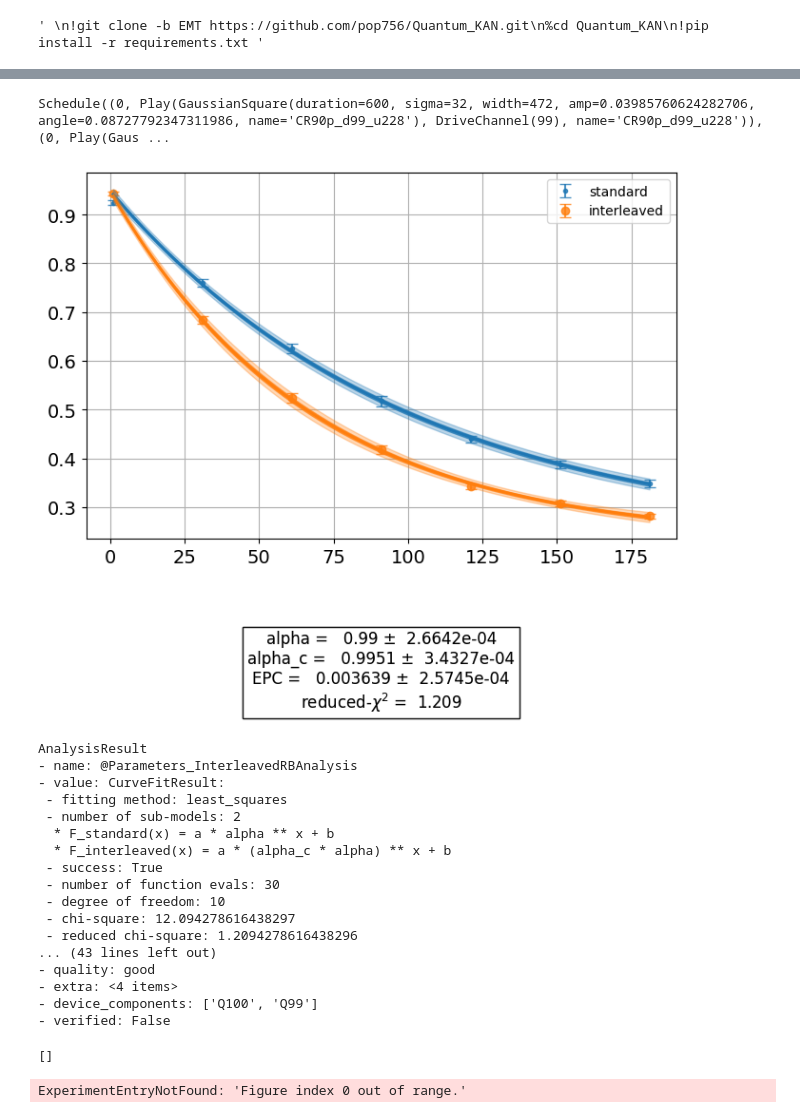
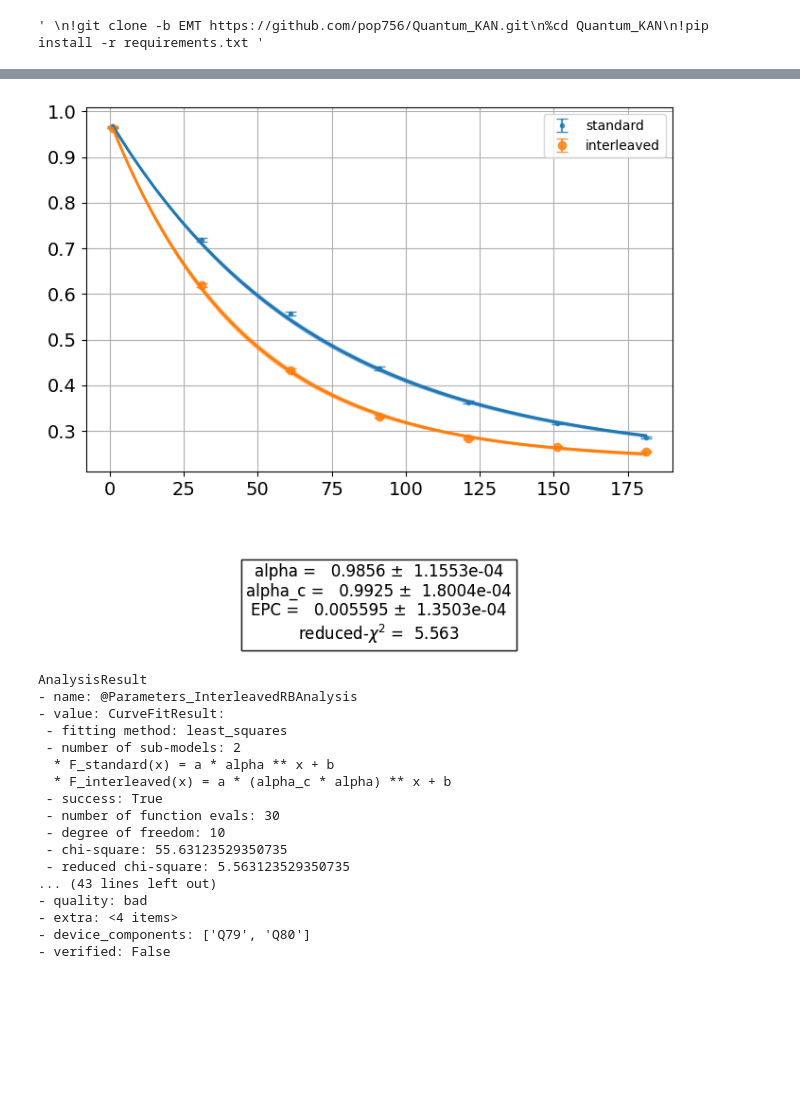
Before and after one commit to pop756/Quantum_KAN, a Jupyter notebook: RB_compare.ipynb, the cells around one changed output, grey strips where cells are left out. Drawn from its saved outputs; the diff is of its cells as text; code cells hidden in the pictures; blank space fills up the shorter version.

```diff
--- a/RB_compare.ipynb
+++ b/RB_compare.ipynb
@@ -18,13 +18,14 @@ service = QiskitRuntimeService(
     instance="ibm-q-skku/skku/skku-students",
     token="06f802eeac992c43c4106753d7c5fc31414a13eb7d91c99d67fb49cc50569e5b4b011f20c71b9607a07cb43ecc7044557c699022db91d1685ba4c886d5886854",
 )
-backend = service.backend('ibm_osaka')
+backend = service.backend('ibm_brussels')
 # %%
 from functions.Train_ZNE import update_pulse
 import json
 
-with open('./brussels_ecr_data_2.json','r') as file:
+with open('./minus_brussels_ecr_data.json','r') as file:
     config_list = json.load(file)
 for config in config_list:
     config['amp'] = config['x_amp_3']
+
 update = update_pulse(backend,config_list)
@@ -43,2 +32,11 @@ config_list
+# %%
+from functions.Train_ZNE import update_pulse
+import json
+
+with open('./brussels_ecr_data.json','r') as file:
+    config_list_plus = json.load(file)
+for config in config_list_plus:
+    config['amp'] = config['x_amp_3']
+update_plus = update_pulse(backend,config_list)
 # %%
 backend_update = update.update_ecr_real()
@@ -53,18 +145,22 @@ import numpy as np
 from qiskit_experiments.library import StandardRB, InterleavedRB
 from qiskit_experiments.framework import ParallelExperiment, BatchExperiment
 import qiskit.circuit.library as circuits
-from qiskit_experiments.library import StandardRB, InterleavedRB
 
 
 lengths = np.arange(1, 200, 30)
-num_samples = 10
+num_samples = 30
 seed = 1010
 
-data_list_ecr_1 = []
-# Run a 1-qubit RB experiment on qubits 1, 2 to determine the error-per-gate of 1-qubit gates
 for config in config_list:
-    qubit = tuple(config['init'])
-    exp = StandardRB(qubit, lengths_2_qubit, num_samples=num_samples, seed=seed)
-    expdata_2q_1_2 = exp.run(backend_update).block_for_results()
-    data_list_ecr_1.append(expdata_2q_1_2)
+    qubits = tuple(config['init'])
+    # The interleaved gate is the CX gate
+    int_exp2 = InterleavedRB(
+        circuits.ECRGate(), qubits, lengths, num_samples=num_samples, seed=seed)
+    int_exp2.set_experiment_options(max_circuits=100)
+    int_expdata2 = int_exp2.run(backend_update).block_for_results()
+    int_results2 = int_expdata2.analysis_results()
+    # View result data
+    display(int_expdata2.figure(0))
+    for result in int_results2:
+        print(result)
 # %% [output]
@@ -74,26 +185,22 @@ Too large of job payload being loaded. Reduce the length of the program data bei
-# %%
-backend.target['ecr'][(100,99)].calibration
-# %% [output]
-Schedule((0, Play(GaussianSquare(duration=600, sigma=32, width=472, amp=0.03985760624282706, angle=0.08727792347311986, name='CR90p_d99_u228'), DriveChannel(99), name='CR90p_d99_u228')), (0, Play(Gaus ...
 # %%
-lengths = np.arange(1, 200, 15)
-num_samples = 10
+lengths = np.arange(1, 200, 30)
+num_samples = 30
 seed = 1010
 
-for config in config_list:
+for config in config_list_plus:
     qubits = tuple(config['init'])
     # The interleaved gate is the CX gate
     int_exp2 = InterleavedRB(
         circuits.ECRGate(), qubits, lengths, num_samples=num_samples, seed=seed)
-
-    int_expdata2 = int_exp2.run(backend).block_for_results()
+    int_exp2.set_experiment_options(max_circuits=100)
+    int_expdata2 = int_exp2.run(backend_update_plus).block_for_results()
     int_results2 = int_expdata2.analysis_results()
     # View result data
     display(int_expdata2.figure(0))
     for result in int_results2:
         print(result)
 # %% [output]
-[figure, old version]
+[figure, new version]
 AnalysisResult
 - name: @Parameters_InterleavedRBAnalysis
 - value: CurveFitResult:
@@ -104,10 +211,10 @@ AnalysisResult
  - success: True
  - number of function evals: 30
  - degree of freedom: 10
- - chi-square: 12.094278616438297
- - reduced chi-square: 1.2094278616438296
+ - chi-square: 55.63123529350735
+ - reduced chi-square: 5.563123529350735
 ... (43 lines left out)
-- quality: good
+- quality: bad
 - extra: <4 items>
-- device_components: ['Q100', 'Q99']
+- device_components: ['Q79', 'Q80']
 - verified: False
@@ -131,8 +220,0 @@ for config in config_list:
-# %%
-int_expdata2.analysis_results()
-# %% [output]
-[]
-# %%
-data_list_ecr_1[0].figure(0)
-# %% [output]
-ExperimentEntryNotFound: 'Figure index 0 out of range.'
```
Also changed, not shown: parts of 24 cells of this notebook, 3 other files.
